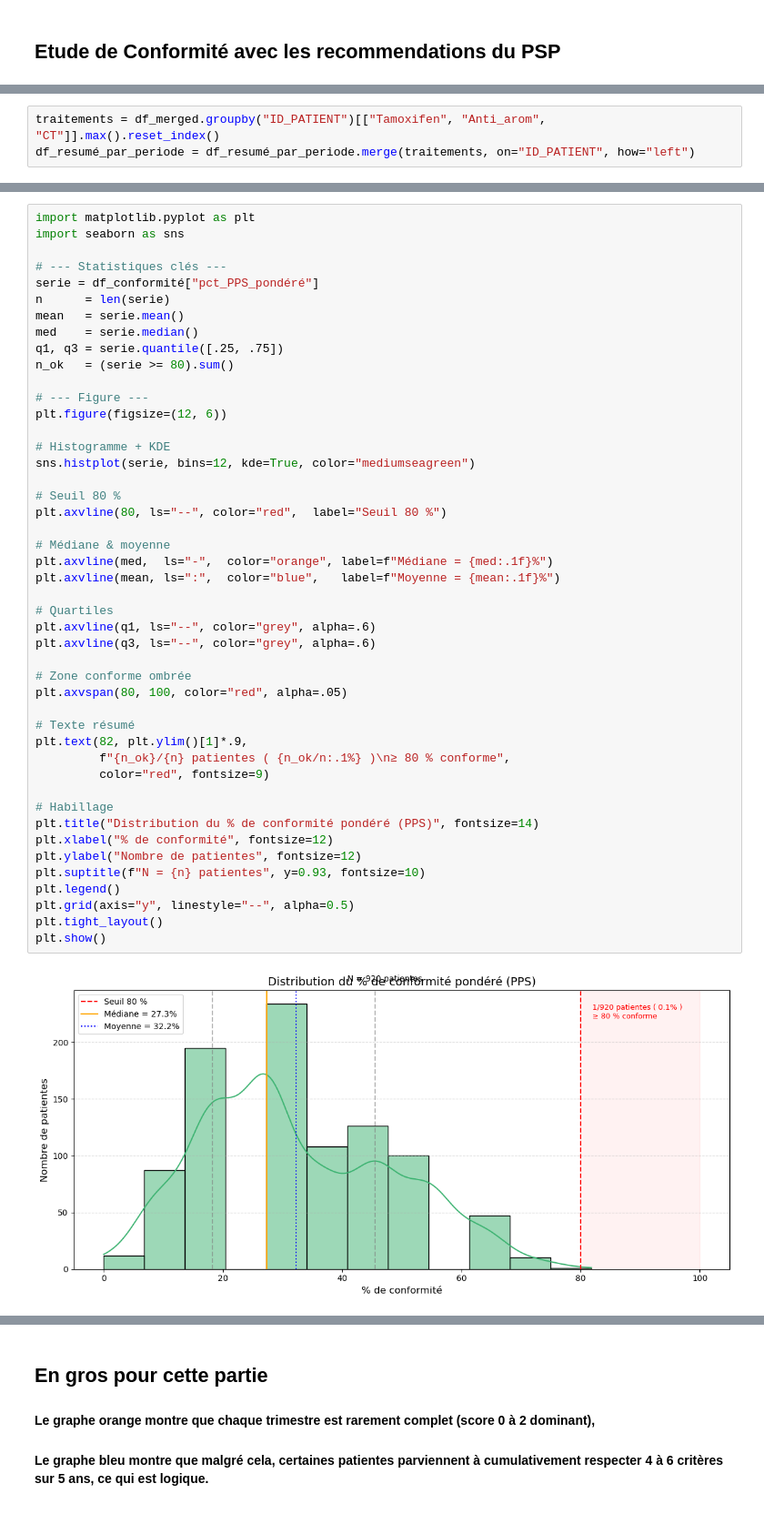
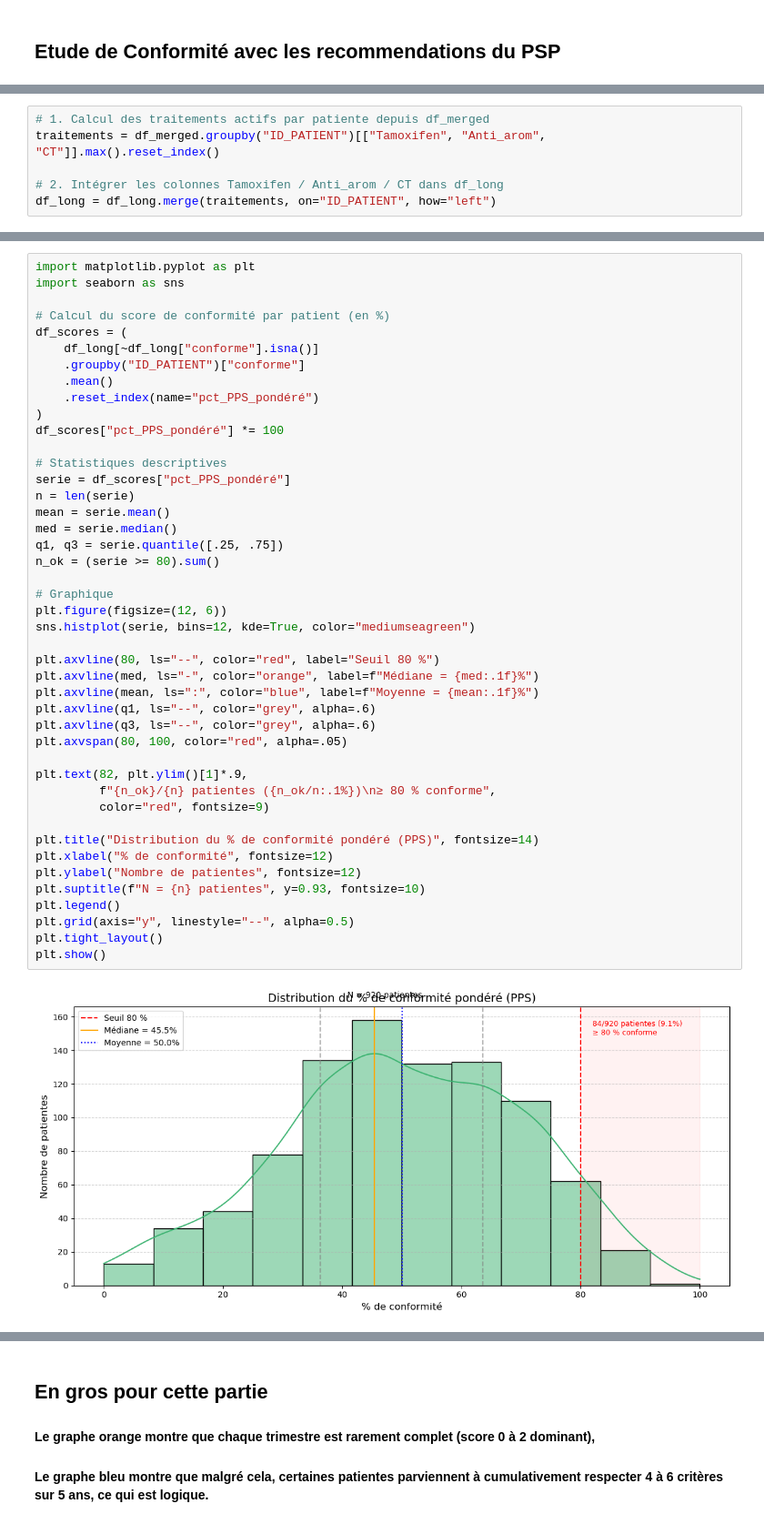
Before and after one commit to hemza1/TER_M1_2025, a Jupyter notebook: notebooks/test.ipynb, the cells around one changed output, grey strips where cells are left out. Shown at 91% size. Saved outputs shown, nothing was run; the diff lists cells and outputs as text.

```diff
--- a/notebooks/test.ipynb
+++ b/notebooks/test.ipynb
@@ -463,4 +462,7 @@ Index(['ID_PATIENT', 'periode_suivi', 'PRC', 'Cons_Spe', 'Mammographie',
 # %%
+# 1. Calcul des traitements actifs par patiente depuis df_merged
 traitements = df_merged.groupby("ID_PATIENT")[["Tamoxifen", "Anti_arom", "CT"]].max().reset_index()
-df_resumé_par_periode = df_resumé_par_periode.merge(traitements, on="ID_PATIENT", how="left")
+
+# 2. Intégrer les colonnes Tamoxifen / Anti_arom / CT dans df_long
+df_long = df_long.merge(traitements, on="ID_PATIENT", how="left")
 # %%
@@ -641,48 +577,46 @@ df_resumé_par_periode.columns.tolist()
 # %%
 import matplotlib.pyplot as plt
 import seaborn as sns
 
-# --- Statistiques clés ---
-serie = df_conformité["pct_PPS_pondéré"]
-n      = len(serie)
-mean   = serie.mean()
-med    = serie.median()
+# Calcul du score de conformité par patient (en %)
+df_scores = (
+    df_long[~df_long["conforme"].isna()]
+    .groupby("ID_PATIENT")["conforme"]
+    .mean()
+    .reset_index(name="pct_PPS_pondéré")
+)
+df_scores["pct_PPS_pondéré"] *= 100
+
+# Statistiques descriptives
+serie = df_scores["pct_PPS_pondéré"]
+n = len(serie)
+mean = serie.mean()
+med = serie.median()
 q1, q3 = serie.quantile([.25, .75])
-n_ok   = (serie >= 80).sum()
+n_ok = (serie >= 80).sum()
 
-# --- Figure ---
+# Graphique
 plt.figure(figsize=(12, 6))
-
-# Histogramme + KDE
 sns.histplot(serie, bins=12, kde=True, color="mediumseagreen")
 
-# Seuil 80 %
-plt.axvline(80, ls="--", color="red",  label="Seuil 80 %")
-
-# Médiane & moyenne
-plt.axvline(med,  ls="-",  color="orange", label=f"Médiane = {med:.1f}%")
-plt.axvline(mean, ls=":",  color="blue",   label=f"Moyenne = {mean:.1f}%")
-
-# Quartiles
+plt.axvline(80, ls="--", color="red", label="Seuil 80 %")
+plt.axvline(med, ls="-", color="orange", label=f"Médiane = {med:.1f}%")
+plt.axvline(mean, ls=":", color="blue", label=f"Moyenne = {mean:.1f}%")
 plt.axvline(q1, ls="--", color="grey", alpha=.6)
 plt.axvline(q3, ls="--", color="grey", alpha=.6)
-
-# Zone conforme ombrée
 plt.axvspan(80, 100, color="red", alpha=.05)
 
-# Texte résumé
 plt.text(82, plt.ylim()[1]*.9,
-         f"{n_ok}/{n} patientes ( {n_ok/n:.1%} )\n≥ 80 % conforme",
+         f"{n_ok}/{n} patientes ({n_ok/n:.1%})\n≥ 80 % conforme",
          color="red", fontsize=9)
 
-# Habillage
 plt.title("Distribution du % de conformité pondéré (PPS)", fontsize=14)
 plt.xlabel("% de conformité", fontsize=12)
 plt.ylabel("Nombre de patientes", fontsize=12)
 plt.suptitle(f"N = {n} patientes", y=0.93, fontsize=10)
 plt.legend()
 plt.grid(axis="y", linestyle="--", alpha=0.5)
 plt.tight_layout()
 plt.show()
 # %% [output]
-[figure, old version]
+[figure, new version]
```
Also changed, not shown: parts of 44 cells of this notebook.
